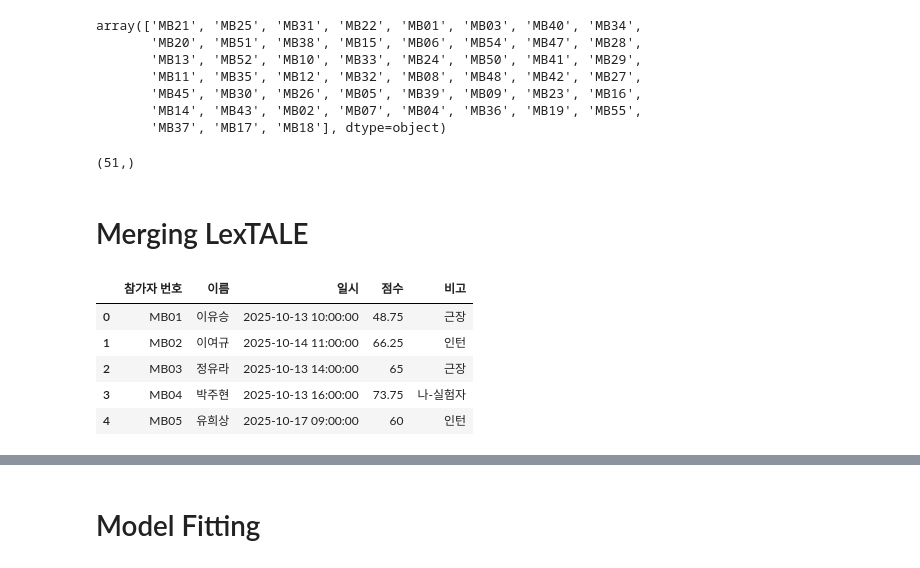
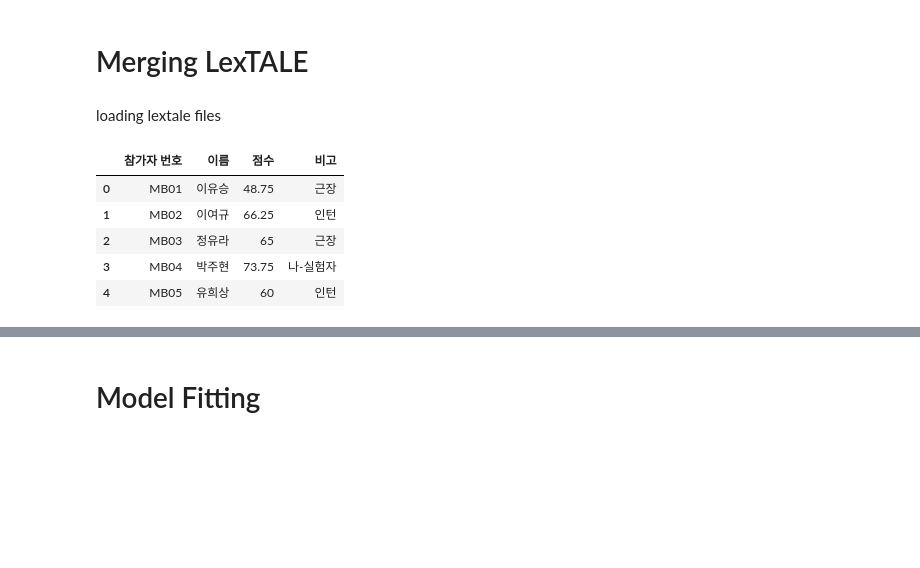
Before and after one commit to irregular6612/english-corpus-comparison, a Jupyter notebook: src/notebooks/LDT-analysis.ipynb, the cells around one changed output, grey strips where cells are left out. Saved outputs shown, nothing was run; the diff lists cells and outputs as text; code cells hidden in the pictures; blank space fills up the shorter version.

```diff
--- a/src/notebooks/LDT-analysis.ipynb
+++ b/src/notebooks/LDT-analysis.ipynb
@@ -16,6 +31,12 @@ warnings.filterwarnings('ignore')
 # %%
 # 파일 경로 확인.
-proj_path = os.path.dirname(os.path.dirname(Path.cwd()))
-LDT_file_path = os.path.join(proj_path, 'src','LDT-data')
-SUBTLEX_target_path = os.path.join(proj_path, 'src','SUBTLEX_stimuli(60).xlsx')
-KE_target_path = os.path.join(proj_path, 'src','KE_stimuli(60).xlsx')
+proj_path = os.path.dirname(os.path.dirname(Path.cwd())) # proj path
+LDT_file_path = os.path.join(proj_path, 'src','LDT-data') # LDT data path
+lextale_path = os.path.join(proj_path, 'src', 'LexTALE(1128).xlsx')
+
+# 단어 자극들 리스트 경로
+SUBTLEX_target_path = os.path.join(proj_path, 'src','SUBTLEX_stimuli(60).xlsx') # SUBTLEX
+KE_target_path = os.path.join(proj_path, 'src','KE_stimuli(60).xlsx') # KE
+
+# ELP 정보들이 저장된 csv file path
+elex_path = '/Users/bagjuhyeon/Documents/WorkSpace/corpus-comparison/Corpora/E-lexicon-proj/English Lexicon Project Items.csv'
@@ -224,30 +223,17 @@ array(['MB21', 'MB25', 'MB31', 'MB22', 'MB01', 'MB03', 'MB40', 'MB34',
-# %%
-KE_cumulative_df['Participant'].unique()
-# %% [output]
-array(['MB21', 'MB25', 'MB31', 'MB22', 'MB01', 'MB03', 'MB40', 'MB34',
-       'MB20', 'MB51', 'MB38', 'MB15', 'MB06', 'MB54', 'MB47', 'MB28',
-       'MB13', 'MB52', 'MB10', 'MB33', 'MB24', 'MB50', 'MB41', 'MB29',
-       'MB11', 'MB35', 'MB12', 'MB32', 'MB08', 'MB48', 'MB42', 'MB27',
-       'MB45', 'MB30', 'MB26', 'MB05', 'MB39', 'MB09', 'MB23', 'MB16',
-       'MB14', 'MB43', 'MB02', 'MB07', 'MB04', 'MB36', 'MB19', 'MB55',
-       'MB37', 'MB17', 'MB18'], dtype=object)
-# %%
-KE_cumulative_df['Participant'].value_counts().shape
-# %% [output]
-(51,)
 # %% [markdown]
 # Merging LexTALE
+# %% [markdown]
+loading lextale files
 # %%
-lextale_path = os.path.join(proj_path, 'src', 'LexTALE(1119).xlsx')
 lextale_df = pd.read_excel(lextale_path)
 lextale_df.head()
 # %% [output]
-|  | 참가자 번호 | 이름 | 일시 | 점수 | 비고 |
-| 0 | MB01 | 이유승 | 2025-10-13 10:00:00 | 48.75 | 근장 |
-| 1 | MB02 | 이여규 | 2025-10-14 11:00:00 | 66.25 | 인턴 |
-| 2 | MB03 | 정유라 | 2025-10-13 14:00:00 | 65 | 근장 |
-| 3 | MB04 | 박주현 | 2025-10-13 16:00:00 | 73.75 | 나-실험자 |
-| 4 | MB05 | 유희상 | 2025-10-17 09:00:00 | 60 | 인턴 |
+|  | 참가자 번호 | 이름 | 점수 | 비고 |
+| 0 | MB01 | 이유승 | 48.75 | 근장 |
+| 1 | MB02 | 이여규 | 66.25 | 인턴 |
+| 2 | MB03 | 정유라 | 65 | 근장 |
+| 3 | MB04 | 박주현 | 73.75 | 나-실험자 |
+| 4 | MB05 | 유희상 | 60 | 인턴 |
 # %%
 KE_lex_score = []
 for idx, item in KE_cumulative_df.iterrows():
```
Also changed, not shown: parts of 134 cells of this notebook, 38 other files.
